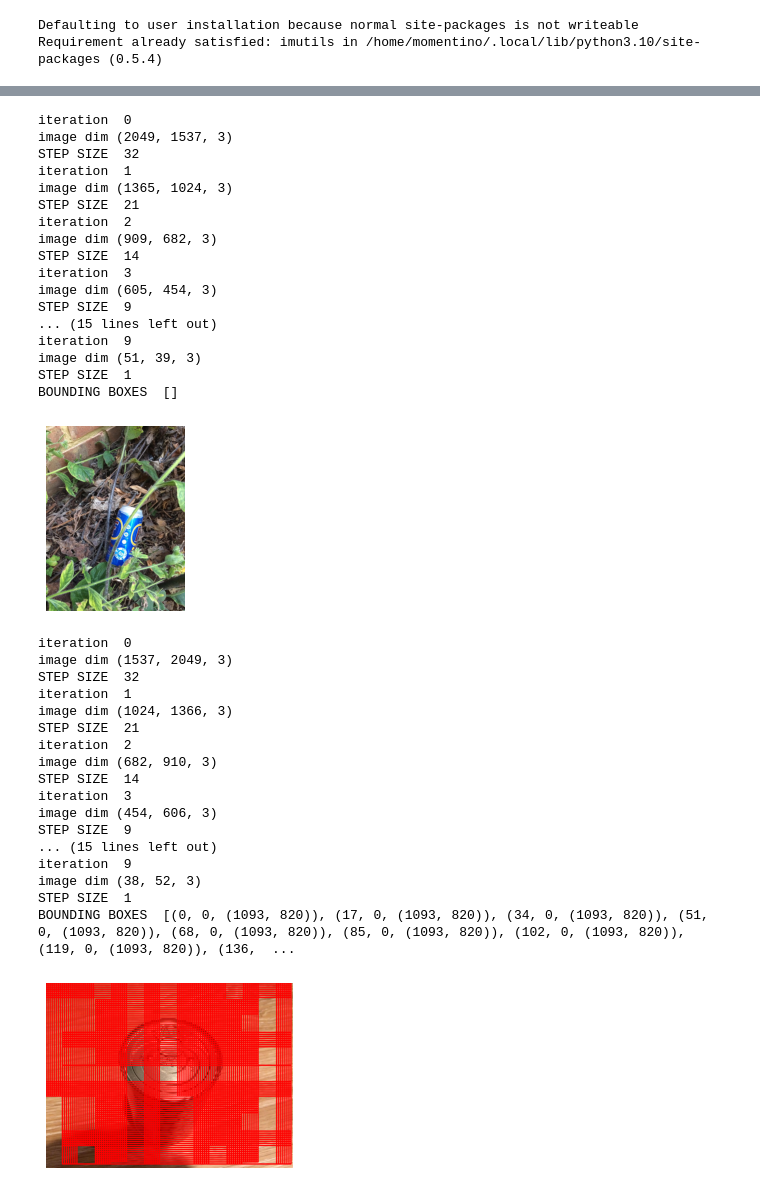
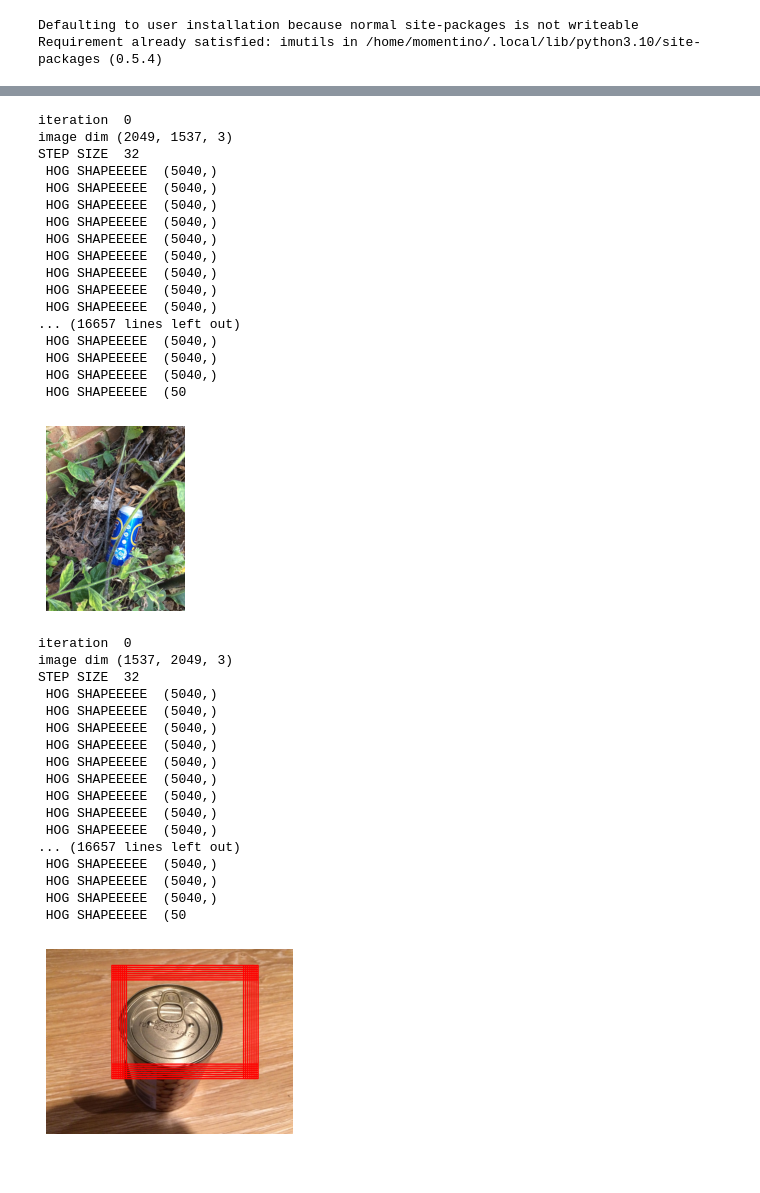
Before and after one commit to momentino/GarbageDetectionAndSegmentation, a Jupyter notebook: notebooks/slider_test.ipynb, the cells around one changed output, grey strips where cells are left out. Cells and saved outputs as stored; diff of their text form; code cells hidden in the pictures.

```diff
--- a/notebooks/slider_test.ipynb
+++ b/notebooks/slider_test.ipynb
@@ -92,48 +92,48 @@ BOUNDING BOXES  [(546, 546, (1093, 820)), (563, 546, (1093, 820)), (580, 546, (1
 # %%
 test2 = iio.imread("/home/momentino/TACO/data/batch_1/000029.jpg")
-src = FeatureSourcer(sourcer_params, iio.imread("/home/momentino/TACO/data/batch_1/000029.jpg"))
+src = HogFeatureExtractor(sourcer_params, iio.imread("/home/momentino/TACO/data/batch_1/000029.jpg"))
 slider = Slider(sourcer = src, classifier = cls, increment = 32)
 bounding_boxes_test(test2)
 # %% [output]
 iteration  0
 image dim (2049, 1537, 3)
 STEP SIZE  32
-iteration  1
-image dim (1365, 1024, 3)
-STEP SIZE  21
-iteration  2
-image dim (909, 682, 3)
-STEP SIZE  14
-iteration  3
-image dim (605, 454, 3)
-STEP SIZE  9
-... (15 lines left out)
-iteration  9
-image dim (51, 39, 3)
-STEP SIZE  1
-BOUNDING BOXES  []
+ HOG SHAPEEEEE  (5040,)
+ HOG SHAPEEEEE  (5040,)
+ HOG SHAPEEEEE  (5040,)
+ HOG SHAPEEEEE  (5040,)
+ HOG SHAPEEEEE  (5040,)
+ HOG SHAPEEEEE  (5040,)
+ HOG SHAPEEEEE  (5040,)
+ HOG SHAPEEEEE  (5040,)
+ HOG SHAPEEEEE  (5040,)
+... (16657 lines left out)
+ HOG SHAPEEEEE  (5040,)
+ HOG SHAPEEEEE  (5040,)
+ HOG SHAPEEEEE  (5040,)
+ HOG SHAPEEEEE  (50
 [figure]
 # %%
 test3 = iio.imread("/home/momentino/TACO/data/batch_1/000043.jpg")
-src = FeatureSourcer(sourcer_params, iio.imread("/home/momentino/TACO/data/batch_1/000043.jpg"))
+src = HogFeatureExtractor(sourcer_params, iio.imread("/home/momentino/TACO/data/batch_1/000043.jpg"))
 slider = Slider(sourcer = src, classifier = cls, increment = 32)
 bounding_boxes_test(test3)
 # %% [output]
 iteration  0
 image dim (1537, 2049, 3)
 STEP SIZE  32
-iteration  1
-image dim (1024, 1366, 3)
-STEP SIZE  21
-iteration  2
-image dim (682, 910, 3)
-STEP SIZE  14
-iteration  3
-image dim (454, 606, 3)
-STEP SIZE  9
-... (15 lines left out)
-iteration  9
-image dim (38, 52, 3)
-STEP SIZE  1
-BOUNDING BOXES  [(0, 0, (1093, 820)), (17, 0, (1093, 820)), (34, 0, (1093, 820)), (51, 0, (1093, 820)), (68, 0, (1093, 820)), (85, 0, (1093, 820)), (102, 0, (1093, 820)), (119, 0, (1093, 820)), (136,  ...
+ HOG SHAPEEEEE  (5040,)
+ HOG SHAPEEEEE  (5040,)
+ HOG SHAPEEEEE  (5040,)
+ HOG SHAPEEEEE  (5040,)
+ HOG SHAPEEEEE  (5040,)
+ HOG SHAPEEEEE  (5040,)
+ HOG SHAPEEEEE  (5040,)
+ HOG SHAPEEEEE  (5040,)
+ HOG SHAPEEEEE  (5040,)
+... (16657 lines left out)
+ HOG SHAPEEEEE  (5040,)
+ HOG SHAPEEEEE  (5040,)
+ HOG SHAPEEEEE  (5040,)
+ HOG SHAPEEEEE  (50
-[figure, old version]
+[figure, new version]
```
Also changed, not shown: parts of 2 cells of this notebook, 10 other files.
